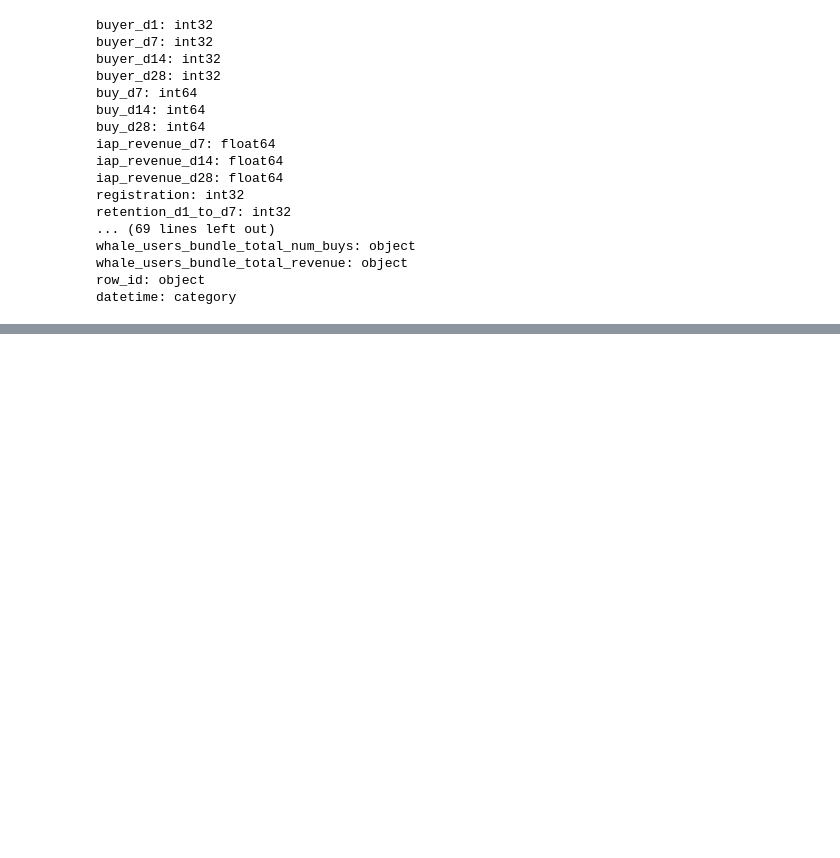
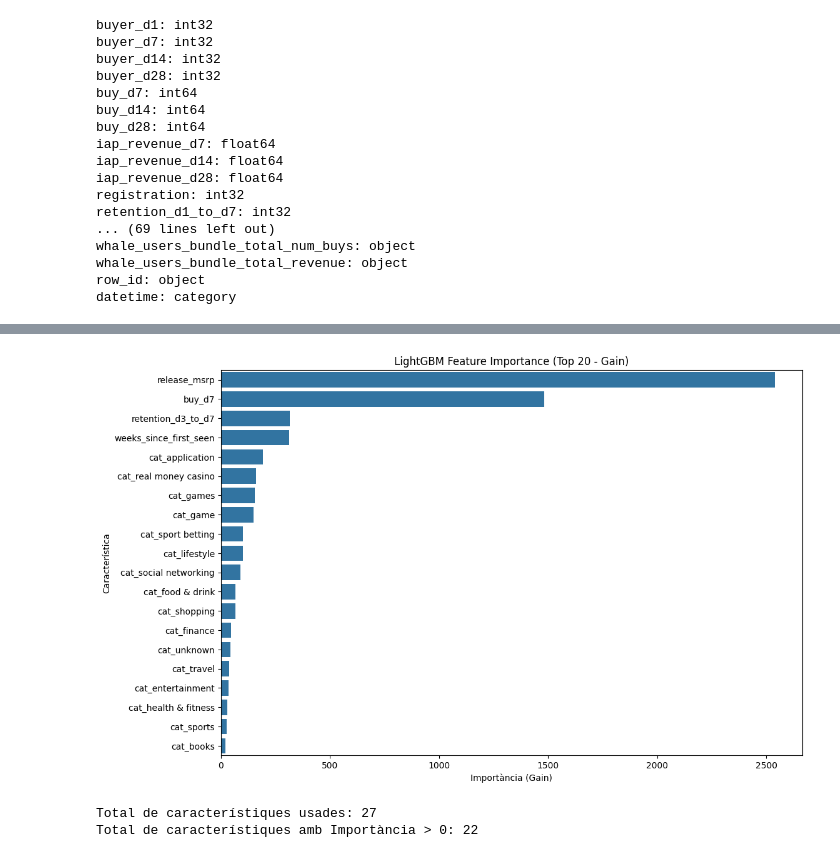
Before and after one commit to oaibuilds/smadex-challenge-2025, a Jupyter notebook: 00_eda_baseline.ipynb, the cells around one changed output, grey strips where cells are left out. Drawn from its saved outputs; the diff is of its cells as text; code cells hidden in the pictures; blank space fills up the shorter version.

```diff
--- a/00_eda_baseline.ipynb
+++ b/00_eda_baseline.ipynb
@@ -85,0 +131,14 @@ ddf_min.head()
+# %%
+import numpy as np
+
+# 1. Transformació logarítmica del target
+ddf_min_clean['log_iap_revenue_d7'] = ddf_min_clean['iap_revenue_d7'].apply(
+    lambda x: np.log1p(x),
+    meta=('log_iap_revenue_d7', 'float64')
+)
+
+# 2. Crea la variable 'y' utilitzant el target transformat
+y = ddf_min_clean['log_iap_revenue_d7']
+
+# 3. Elimina el target original i la variable auxiliar 'buyer_d7' del set de features X
+X = ddf_min_clean.drop(columns=['iap_revenue_d7', 'log_iap_revenue_d7', 'buyer_d7'])
@@ -85,0 +270,32 @@ ddf_min.head()
+# %%
+import matplotlib.pyplot as plt
+import pandas as pd
+import seaborn as sns
+
+# 1. Obtenció de la importància de característiques (Tipus 'gain' per defecte en LightGBM)
+# Aquest pas assumeix que el teu model entrenat es diu 'lgb_regressor'
+feature_imp = pd.Series(
+    lgb_regressor.feature_importances_,
+    index=X_train.columns
+).sort_values(ascending=False)
+
+# 2. Creació d'un DataFrame per a la visualització
+df_feature_imp = pd.DataFrame(feature_imp, columns=['Importance']).reset_index()
+df_feature_imp.columns = ['Feature', 'Importance']
+
+# 3. Visualització (mostrant el top 20)
+plt.figure(figsize=(12, 8))
+sns.barplot(x="Importance", y="Feature", data=df_feature_imp.head(20))
+plt.title('LightGBM Feature Importance (Top 20 - Gain)')
+plt.xlabel('Importància (Gain)')
+plt.ylabel('Característica')
+plt.show()
+
+# 4. Identificar característiques inútils
+features_to_keep = df_feature_imp[df_feature_imp['Importance'] > 0]['Feature'].tolist()
+print(f"\nTotal de característiques usades: {len(X_train.columns)}")
+print(f"Total de característiques amb Importància > 0: {len(features_to_keep)}")
+# %% [output]
+[figure, added]
+Total de característiques usades: 27
+Total de característiques amb Importància > 0: 22
```
Also changed, not shown: parts of 7 cells of this notebook.
